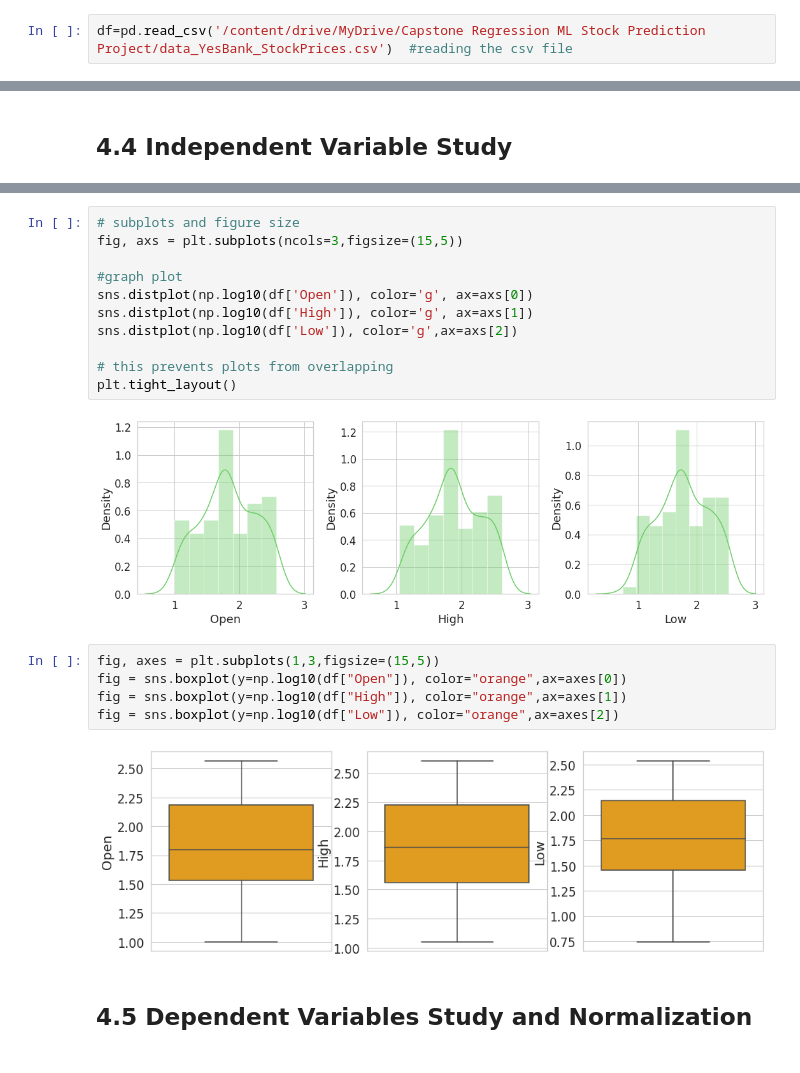
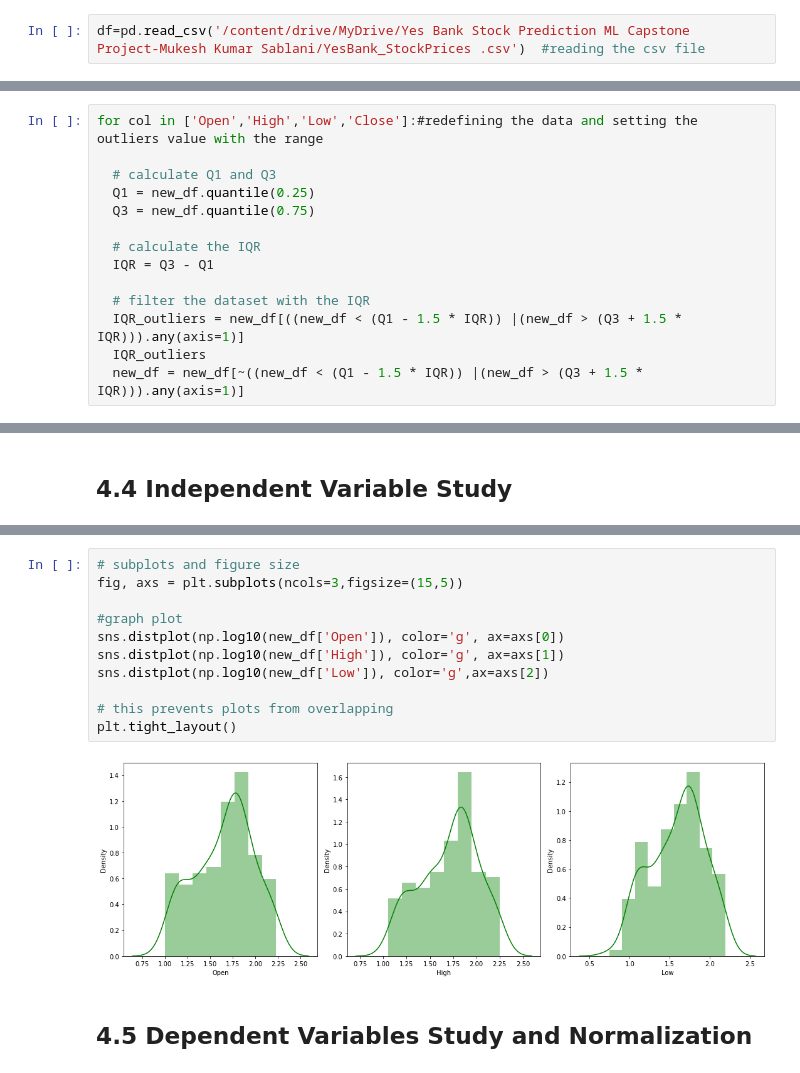
Before and after one commit to mukeshsablani3126/ML_Regression-project_yes-bank_stock-closing-prediction, a Jupyter notebook: ML_Stock_Prediction.ipynb, the cells around one changed output, grey strips where cells are left out. Saved outputs shown, nothing was run; the diff lists cells and outputs as text.

```diff
--- a/ML_Stock_Prediction.ipynb
+++ b/ML_Stock_Prediction.ipynb
@@ -76,5 +23,5 @@ KeyboardInterrupt: ignored
 # %%
-df=pd.read_csv('/content/drive/MyDrive/Capstone Regression ML Stock Prediction Project/data_YesBank_StockPrices.csv')  #reading the csv file
+df=pd.read_csv('/content/drive/MyDrive/Yes Bank Stock Prediction ML Capstone  Project-Mukesh Kumar Sablani/YesBank_StockPrices .csv')  #reading the csv file
 # %%
 df
 # %% [output]
@@ -170,0 +136,14 @@ df.describe(include='all')
+# %%
+for col in ['Open','High','Low','Close']:#redefining the data and setting the outliers value with the range
+
+  # calculate Q1 and Q3
+  Q1 = new_df.quantile(0.25)
+  Q3 = new_df.quantile(0.75)
+
+  # calculate the IQR
+  IQR = Q3 - Q1
+
+  # filter the dataset with the IQR
+  IQR_outliers = new_df[((new_df < (Q1 - 1.5 * IQR)) |(new_df > (Q3 + 1.5 * IQR))).any(axis=1)]
+  IQR_outliers
+  new_df = new_df[~((new_df < (Q1 - 1.5 * IQR)) |(new_df > (Q3 + 1.5 * IQR))).any(axis=1)]
@@ -232,22 +271,15 @@ plt.tight_layout()
 # %%
 # subplots and figure size
 fig, axs = plt.subplots(ncols=3,figsize=(15,5))
 
 #graph plot
-sns.distplot(np.log10(df['Open']), color='g', ax=axs[0])
-sns.distplot(np.log10(df['High']), color='g', ax=axs[1])
-sns.distplot(np.log10(df['Low']), color='g',ax=axs[2])
+sns.distplot(np.log10(new_df['Open']), color='g', ax=axs[0])
+sns.distplot(np.log10(new_df['High']), color='g', ax=axs[1])
+sns.distplot(np.log10(new_df['Low']), color='g',ax=axs[2])
 
 # this prevents plots from overlapping
 plt.tight_layout()
 # %% [output]
-[figure, old version]
+[figure, new version]
-# %%
-fig, axes = plt.subplots(1,3,figsize=(15,5))
-fig = sns.boxplot(y=np.log10(df["Open"]), color="orange",ax=axes[0])
-fig = sns.boxplot(y=np.log10(df["High"]), color="orange",ax=axes[1])
-fig = sns.boxplot(y=np.log10(df["Low"]), color="orange",ax=axes[2])
-# %% [output]
-[figure, removed]
 # %% [markdown]
 ## 4.5 Dependent Variables Study and Normalization
```
Also changed, not shown: parts of 127 cells of this notebook.
